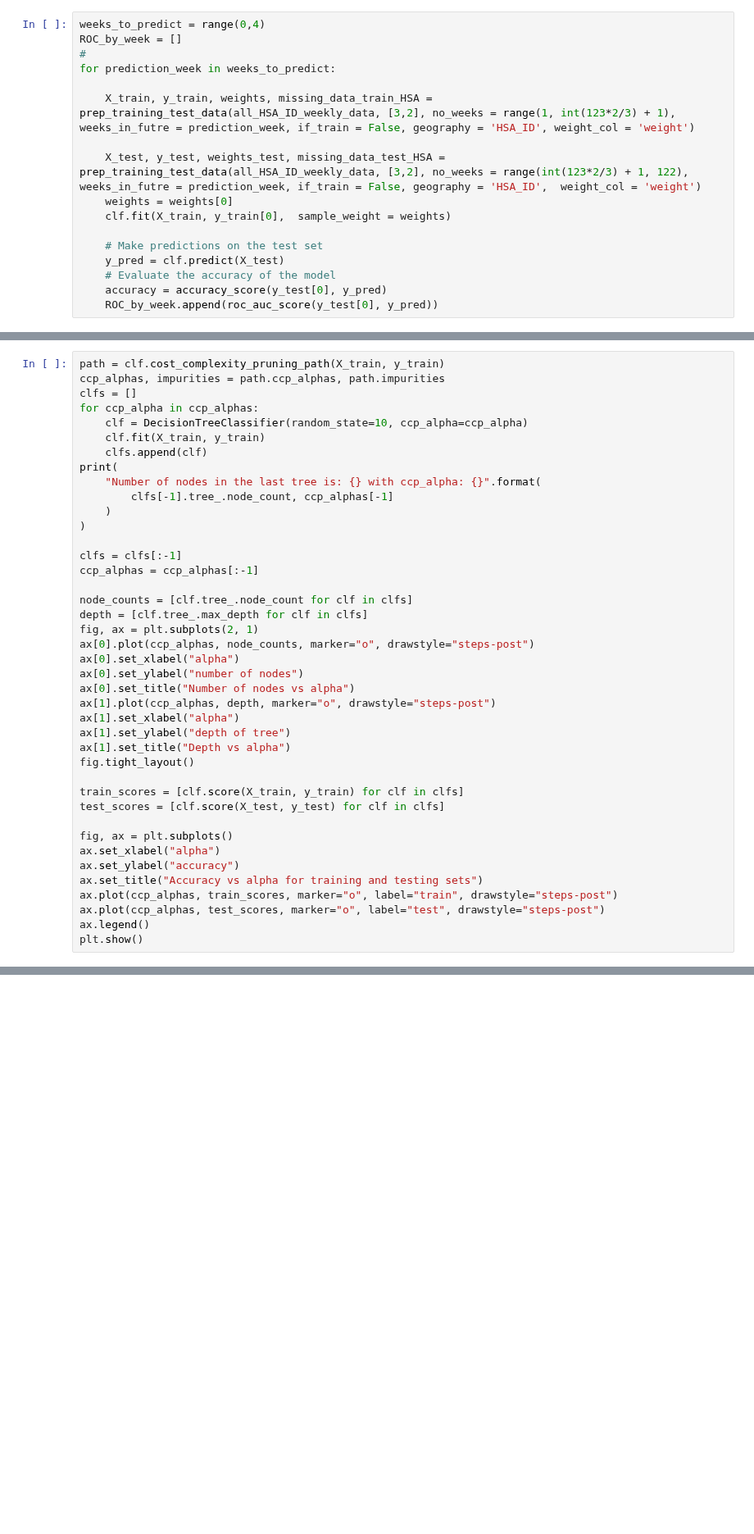
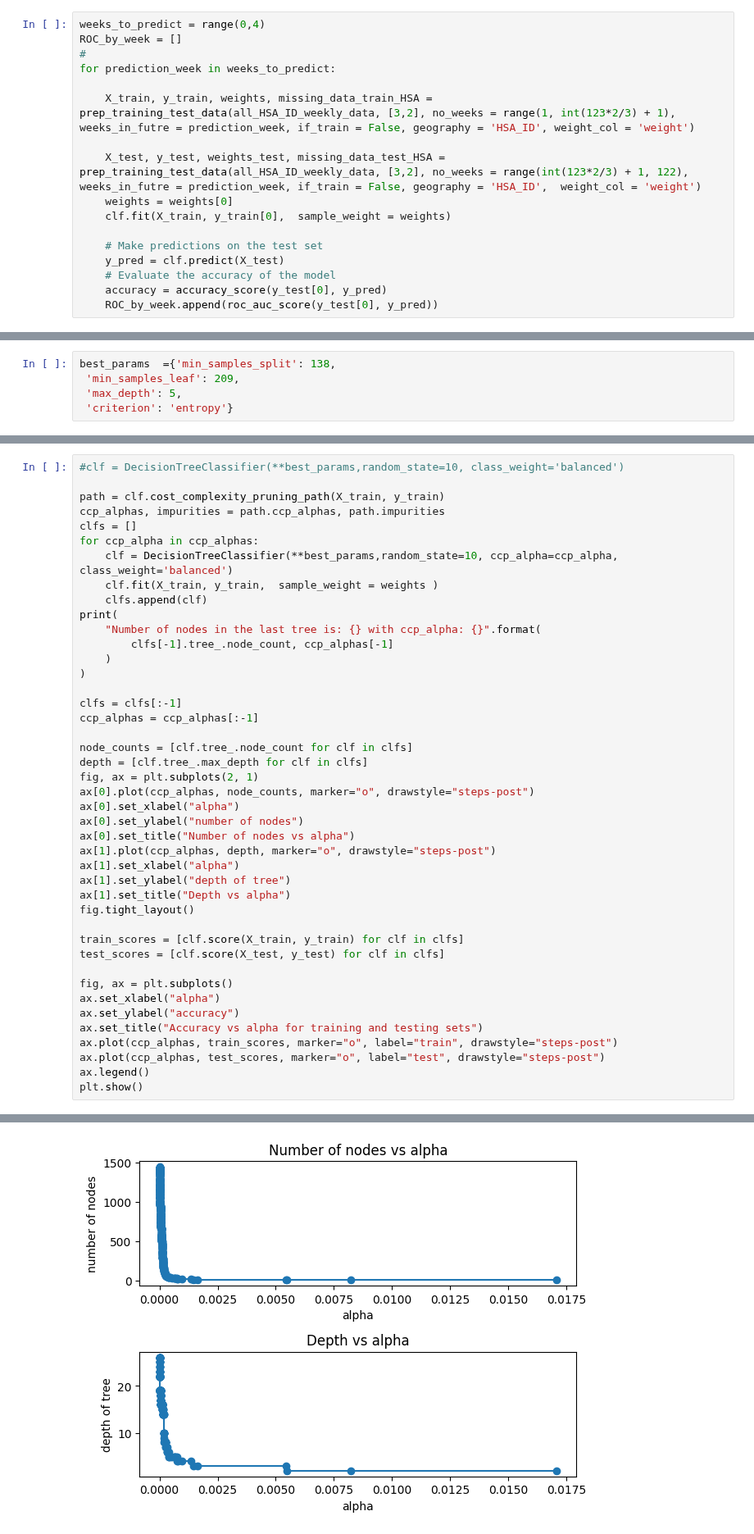
Before and after one commit to RachelMurray-Watson/COVID_forecasting, a Jupyter notebook: HSA_classifier.ipynb, the cells around one changed output, grey strips where cells are left out. Shown at 82% size. Cells and saved outputs as stored; diff of their text form; blank space fills up the shorter version.

```diff
--- a/HSA_classifier.ipynb
+++ b/HSA_classifier.ipynb
@@ -424,0 +425,5 @@ np.mean(ROC_by_week)
+# %%
+best_params  ={'min_samples_split': 138,
+ 'min_samples_leaf': 209,
+ 'max_depth': 5,
+ 'criterion': 'entropy'}
@@ -425,10 +435,12 @@ np.mean(ROC_by_week)
 # %%
+#clf = DecisionTreeClassifier(**best_params,random_state=10, class_weight='balanced')
+
 path = clf.cost_complexity_pruning_path(X_train, y_train)
 ccp_alphas, impurities = path.ccp_alphas, path.impurities
 clfs = []
 for ccp_alpha in ccp_alphas:
-    clf = DecisionTreeClassifier(random_state=10, ccp_alpha=ccp_alpha)
-    clf.fit(X_train, y_train)
+    clf = DecisionTreeClassifier(**best_params,random_state=10, ccp_alpha=ccp_alpha,  class_weight='balanced')
+    clf.fit(X_train, y_train,  sample_weight = weights )
     clfs.append(clf)
 print(
     "Number of nodes in the last tree is: {} with ccp_alpha: {}".format(
@@ -463,3 +475,4 @@ ax.plot(ccp_alphas, train_scores, marker="o", label="train", drawstyle="steps-po
 ax.plot(ccp_alphas, test_scores, marker="o", label="test", drawstyle="steps-post")
 ax.legend()
 plt.show()
+# %% [output]
@@ -465,0 +480 @@ plt.show()
+[figure, added]
```
Also changed, not shown: parts of 11 cells of this notebook, 4 other files.
